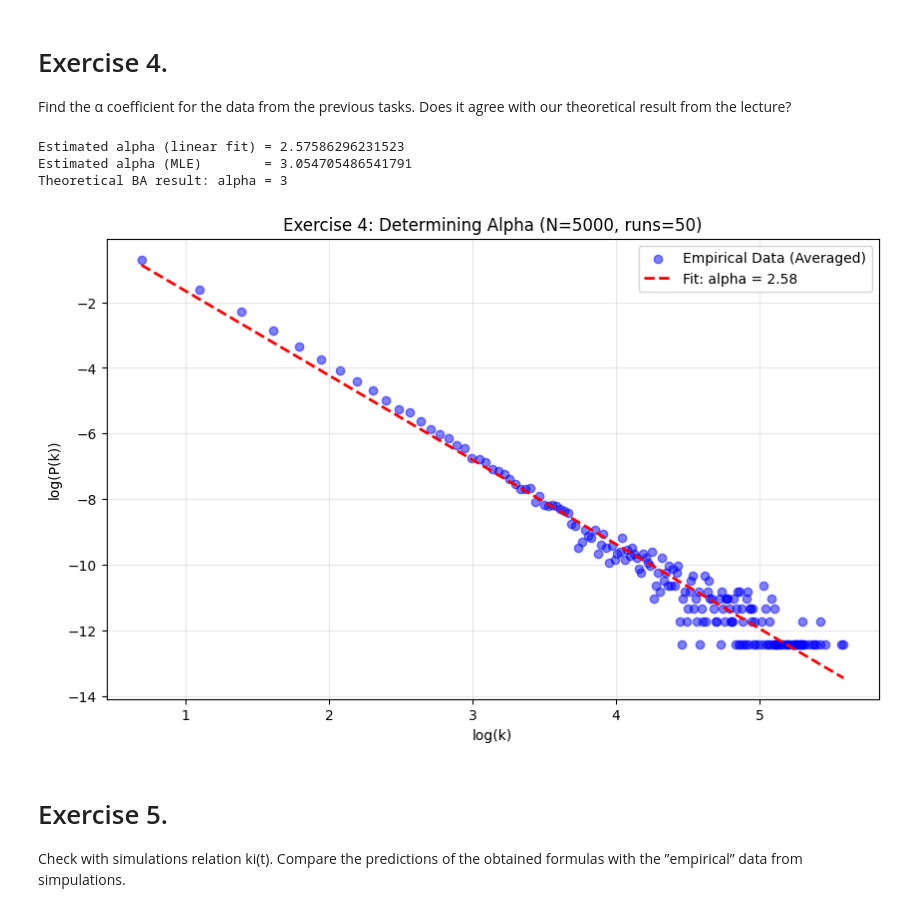
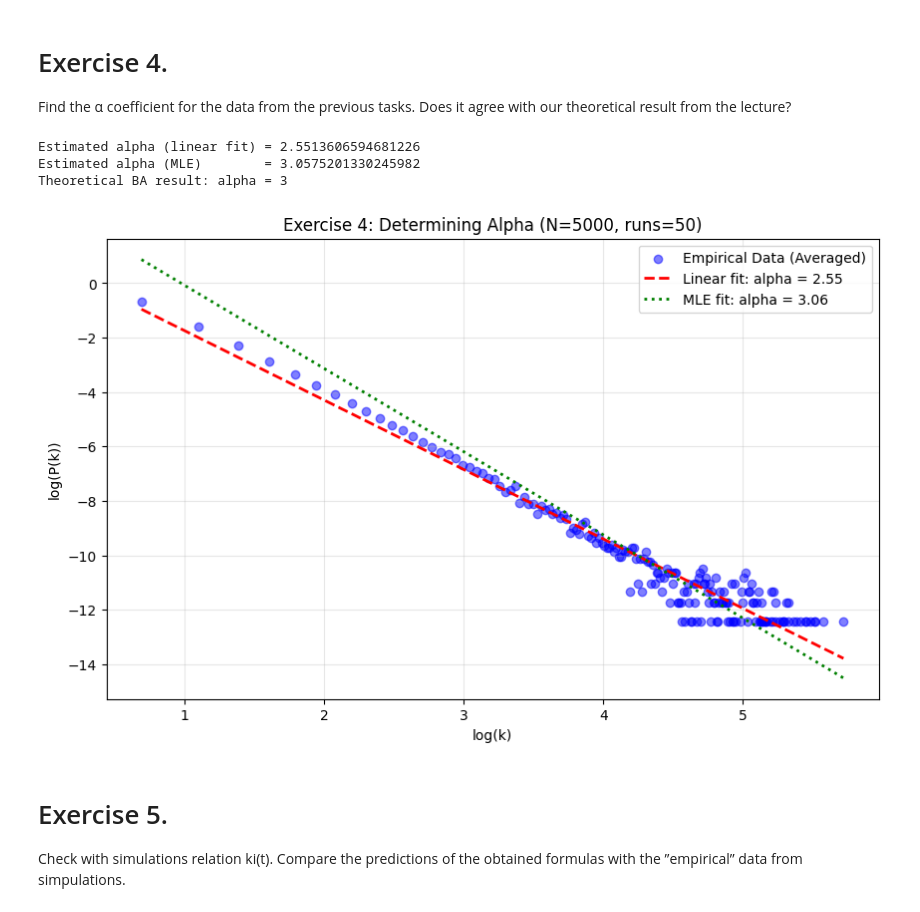
Before and after one commit to OganKuba/Social-Recomndation-Systems-Tasks, a Jupyter notebook: P6/P6.ipynb, the cells around one changed output. Drawn from its saved outputs; the diff is of its cells as text; code cells hidden in the pictures.

```diff
--- a/P6/P6.ipynb
+++ b/P6/P6.ipynb
@@ -272,38 +272,60 @@ m0 = 3
 m = 2
 num_runs = 50
 k_min = 8
 
 all_degrees = []
 for _ in range(num_runs):
     g = barabasi_albert_graph(N, m0=m0, m=m)
     all_degrees.extend(get_degrees_from_graph(g))
 
 alpha_lin, k_vals, pk_vals, slope, intercept = alpha_linear_fit_return(all_degrees)
 alpha_mle_val = alpha_mle(all_degrees, k_min)
+alpha_mle = alpha_mle_val
 
 print("Estimated alpha (linear fit) =", alpha_lin)
 print("Estimated alpha (MLE)        =", alpha_mle_val)
 print("Theoretical BA result: alpha = 3")
 
 mask = pk_vals > 0
 log_k = np.log(k_vals[mask])
 log_pk = np.log(pk_vals[mask])
 
+C_mle = np.mean(log_pk + alpha_mle * log_k)
+log_pk_mle = -alpha_mle * log_k + C_mle
+
 plt.figure(figsize=(10, 6))
+
 plt.scatter(log_k, log_pk, color='blue', alpha=0.5, label='Empirical Data (Averaged)')
-plt.plot(log_k, slope * log_k + intercept, color='red', linestyle='--', linewidth=2,
-         label=f'Fit: alpha = {alpha_lin:.2f}')
+
+plt.plot(
+    log_k,
+    slope * log_k + intercept,
+    color='red',
+    linestyle='--',
+    linewidth=2,
+    label=f'Linear fit: alpha = {alpha_lin:.2f}'
+)
+
+plt.plot(
+    log_k,
+    log_pk_mle,
+    color='green',
+    linestyle=':',
+    linewidth=2,
+    label=f'MLE fit: alpha = {alpha_mle:.2f}'
+)
+
 plt.title(f"Exercise 4: Determining Alpha (N={N}, runs={num_runs})")
 plt.xlabel("log(k)")
 plt.ylabel("log(P(k))")
 plt.legend()
 plt.grid(True, alpha=0.3)
 plt.show()
 # %% [output]
-Estimated alpha (linear fit) = 2.57586296231523
-Estimated alpha (MLE)        = 3.054705486541791
+Estimated alpha (linear fit) = 2.5513606594681226
+Estimated alpha (MLE)        = 3.0575201330245982
 Theoretical BA result: alpha = 3
-[figure, old version]
+[figure, new version]
 # %% [markdown]
 # Exercise 5.
 Check with simulations relation ki(t). Compare the predictions of the
```
Also changed, not shown: parts of 1 cell of this notebook, 5 other files.
